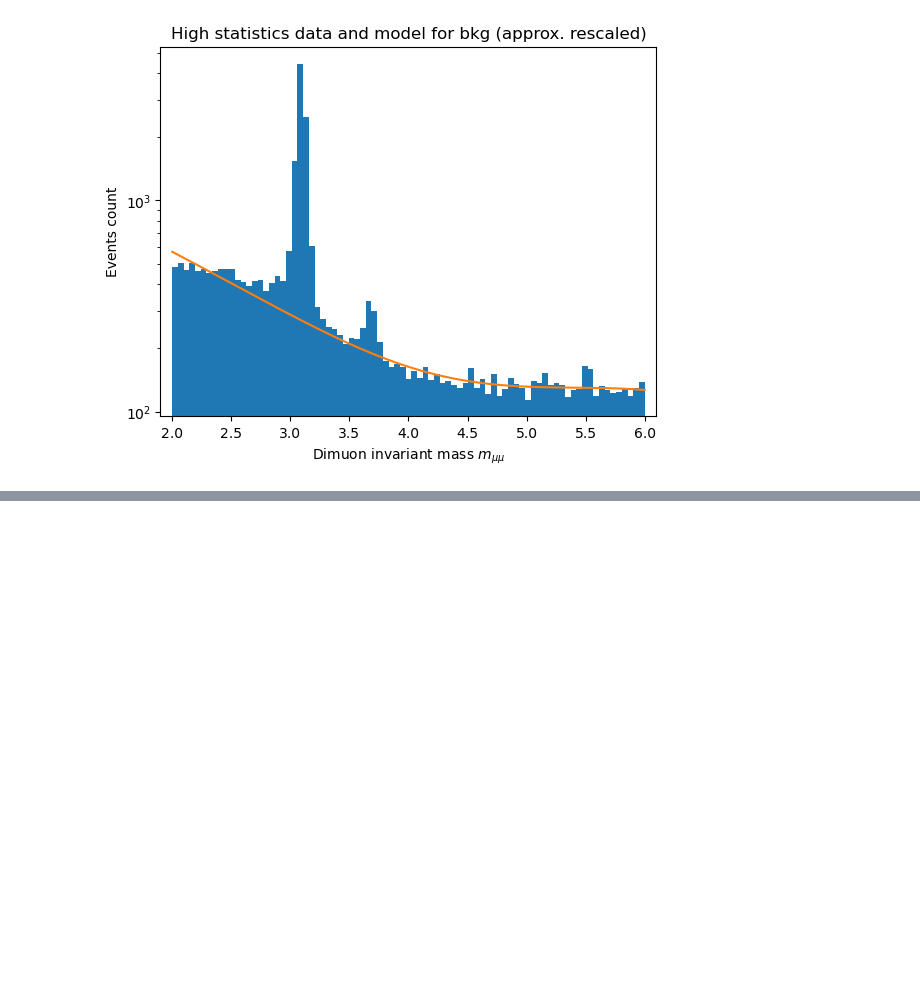
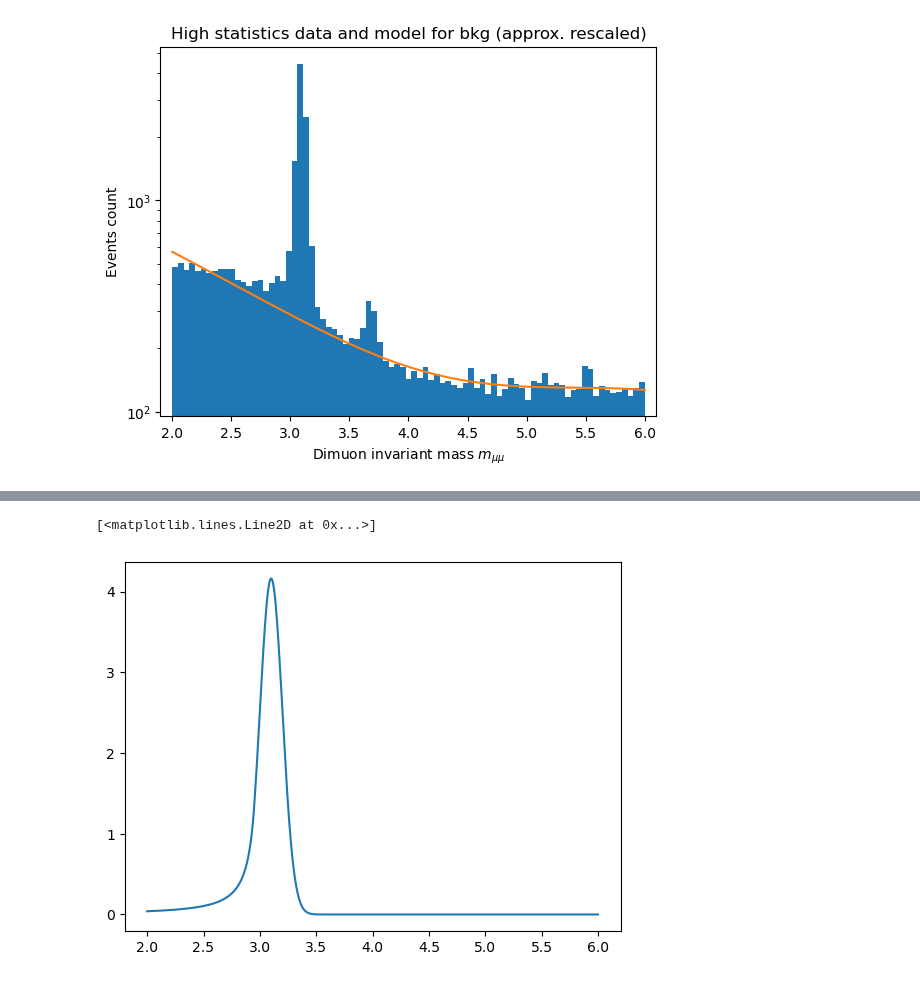
Before and after one commit to Matteo-Bellino/SMATEP_Project, a Jupyter notebook: Psi2S_RadanoBellino.ipynb, the cells around one changed output, grey strips where cells are left out. Cells and saved outputs as stored; diff of their text form; code cells hidden in the pictures; blank space fills up the shorter version.

```diff
--- a/Psi2S_RadanoBellino.ipynb
+++ b/Psi2S_RadanoBellino.ipynb
@@ -91,6 +91,7 @@ Since probability/normalization must be conserved and we changed the measure, th
 # %%
 #there are also some functions that compute the polynomials: numpy.chebychev and numpy.chebyshev.b...(something)
 #chebychev polynomials
+
 def cheb3r(z, params):
     '''Rescaled cheb polynomial of order 3
 
@@ -103,6 +104,43 @@ def cheb3r(z, params):
     norm =  a0 + a1 + a2 + a3 #normalization IN THE INTERVAL [-1,1] (space of coorddinates X)
 
     return (a3*(4*x**3-3*x +1)/2 + a2*3/2*x**2 + a1*(x+1)/2 + a0/2) / norm / 2 #factor 2 accounts for change of coord (to preserve probability)
+
+def gaussian(x, params):
+    mu, sigma = params
+    return np.exp(- (x-mu)**2/(2*sigma**2)) #not normalized (don't need it)
+
+def poly_tail(x, params):
+    mu, sigma, alpha, n = params
+    A = (n/np.abs(alpha))**n * np.exp( - alpha ** 2/ 2)
+    B = n / np.abs(alpha) - np.abs(alpha)
+
+    return np.array(A * (B - (x-mu)/sigma)**(-n))
+
+def crystal_ball(x, params): #check again since I wrote the function in a hurry
+
+    '''Function that returns the value of the crystal ball normalized in the range given by x.
+    Needs the parameters [mu, sigma, alpha, n]'''
+    mu, sigma, alpha, n = params
+
+    x1 = x[(x-mu)/sigma > -alpha]
+    x2 = x[(x-mu)/sigma <= -alpha]
+
+    lim1 = np.min(x)
+    lim2 = np.max(x)
+
+    if len(x1)+len(x2) != len(x):
+        print("lengths not matching")
+        return -1
+    #elif -alpha > lim2 or -alpha < lim1 :
+        #print("- alpha not in interval")
+        #return -1
+
+    int_tail, _ = quad(lambda x : poly_tail(x, params), lim1, - alpha)
+    int_gauss, _ = quad(lambda x : gaussian(x, [mu, sigma]), - alpha, lim2)
+
+    gauss = gaussian(x1, [mu, sigma])
+    tail = poly_tail(x2, params)
+    return np.concatenate((tail, gauss)) / (int_tail + int_gauss)
 # %%
 def get_binned_model(model, params, bin_edges):
     '''Numerical integral of the model
@@ -208,0 +270,9 @@ plt.plot(x,y*900)
+# %%
+#just a plot of the crystal ball
+x = np.linspace(2, 6, 1000)
+JPSI = crystal_ball(x, [3.1, 0.1, 1.5, 1.5])
+plt.figure()
+plt.plot(x,JPSI)
+# %% [output]
+[<matplotlib.lines.Line2D at 0x...>]
+[figure, added]
```
Also changed, not shown: parts of 1 cell of this notebook.
